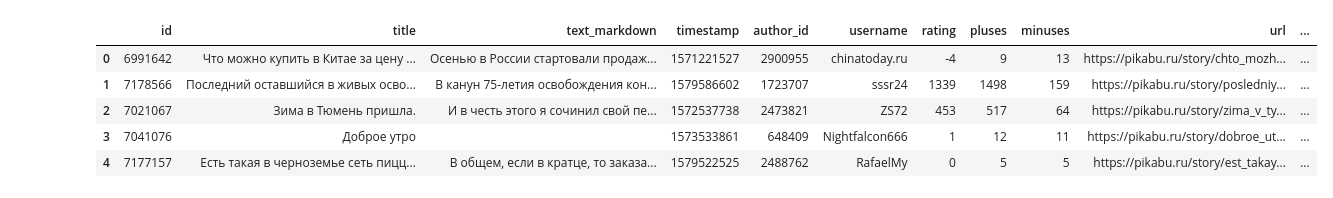
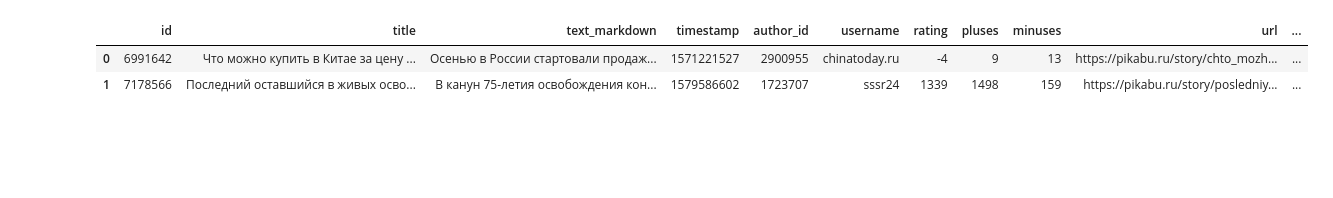
Before and after one commit to zhursvlevy/PostProcessor, a Jupyter notebook: notebooks/dataset_analysis.ipynb, the cells around one changed output. Drawn from its saved outputs; the diff is of its cells as text; code cells hidden in the pictures; blank space fills up the shorter version.

Commit message:
Replaced file "dataset_analysis.ipynb" with new one. Made primary analysis of given dataset.
Deleted test file.

```diff
--- a/notebooks/dataset_analysis.ipynb
+++ b/notebooks/dataset_analysis.ipynb
@@ -10,2 +0,0 @@ ROOT = Path("/Users/zhursvlevy/Desktop/master/NLP/PostProcessor/PostProcessor")
-# %%
-data = pd.read_parquet(ROOT / "data" / "pikabu" / "0000.parquet")
@@ -12,9 +8,27 @@ data = pd.read_parquet(ROOT / "data" / "pikabu" / "0000.parquet")
+# %%
+def merge_dataset(roots: list) -> pd.core.frame.DataFrame:
+    """
+    Function to merge all files, whose paths are in list "roots".
+    roots -- list of roots to dataset files in .parquet extension
+    """
+    data = []
+    for root in roots:
+        if isinstance(data, pd.core.frame.DataFrame):
+            data = pd.concat([data, pd.read_parquet(root)])
+        else:
+            data = pd.read_parquet(root)
+    return data
+# %%
+additional_root = "d:/Programming/University/ProjectX/PostProcessor/" # Path to root folder
+NUM = 1 # Number of data parquets to use
+
+assert NUM >= 1 and NUM <= 9, "NUM value must be in range [1, 9]"
+roots = [additional_root + f"data/pikabu/000{i}.parquet" for i in range(1)] # Making list of roots to merge
+
+data = merge_dataset(roots)
 # %%
-data.head()
+data.head(2)
 # %% [output]
 |  | id | title | text_markdown | timestamp | author_id | username | rating | pluses | minuses | url | ... |
 | 0 | 6991642 | Что можно купить в Китае за цену ... | Осенью в России стартовали продаж... | 1571221527 | 2900955 | chinatoday.ru | -4 | 9 | 13 | https://pikabu.ru/story/chto_mozh... | ... |
 | 1 | 7178566 | Последний оставшийся в живых осво... | В канун 75-летия освобождения кон... | 1579586602 | 1723707 | sssr24 | 1339 | 1498 | 159 | https://pikabu.ru/story/posledniy... | ... |
-| 2 | 7021067 | Зима в Тюмень пришла. | И в честь этого я сочинил свой пе... | 1572537738 | 2473821 | ZS72 | 453 | 517 | 64 | https://pikabu.ru/story/zima_v_ty... | ... |
-| 3 | 7041076 | Доброе утро |  | 1573533861 | 648409 | Nightfalcon666 | 1 | 12 | 11 | https://pikabu.ru/story/dobroe_ut... | ... |
-| 4 | 7177157 | Есть такая в черноземье сеть пицц... | В общем, если в кратце, то заказа... | 1579522525 | 2488762 | RafaelMy | 0 | 5 | 5 | https://pikabu.ru/story/est_takay... | ... |
```
Also changed, not shown: parts of 13 cells of this notebook, 1 other file.
